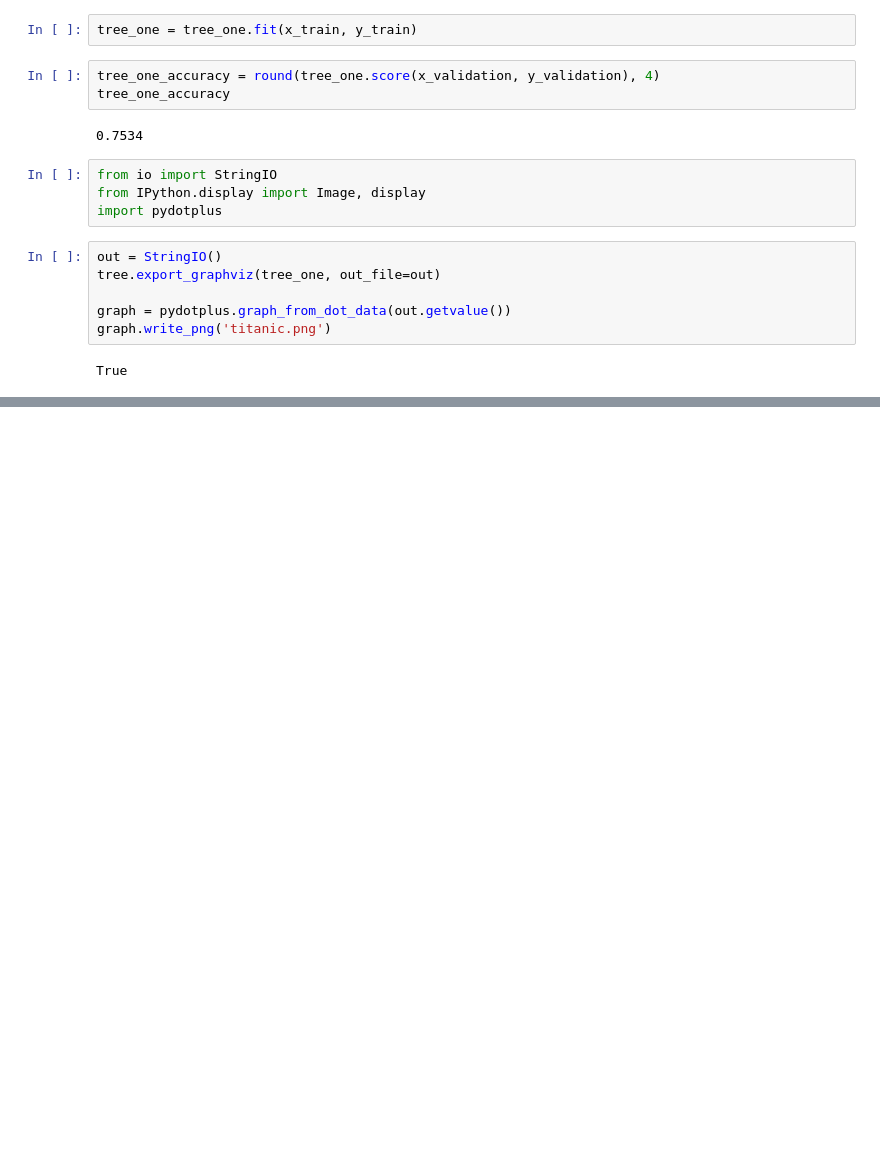
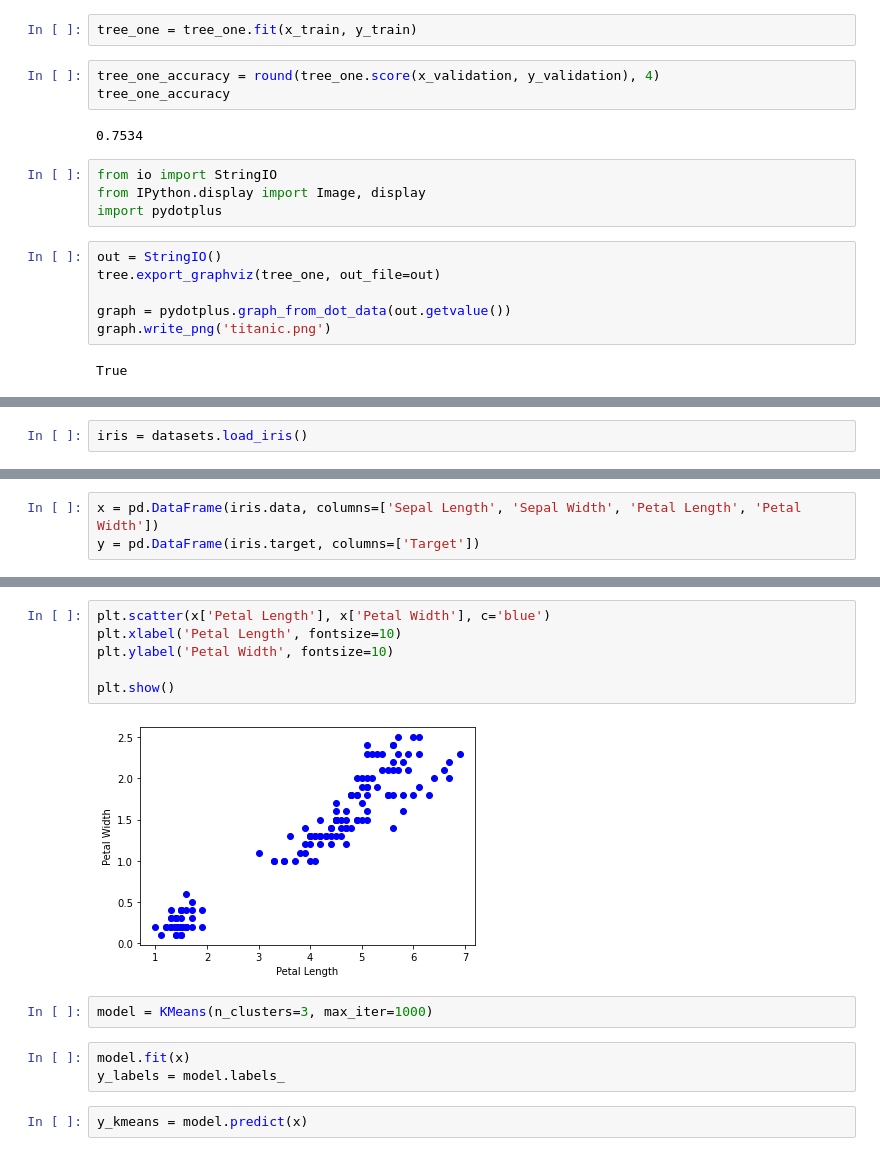
Before and after one commit to ovillegasb/Machine_Learning, a Jupyter notebook: Fundamentos_Machine_Learning.ipynb, the cells around one changed output, grey strips where cells are left out. Cells and saved outputs as stored; diff of their text form; blank space fills up the shorter version.

Commit message:
Practice in Kmeans

```diff
--- a/Fundamentos_Machine_Learning.ipynb
+++ b/Fundamentos_Machine_Learning.ipynb
@@ -403,0 +419,2 @@ True
+# %%
+iris = datasets.load_iris()
@@ -403,0 +431,3 @@ True
+# %%
+x = pd.DataFrame(iris.data, columns=['Sepal Length', 'Sepal Width', 'Petal Length', 'Petal Width'])
+y = pd.DataFrame(iris.target, columns=['Target'])
@@ -403,0 +466,15 @@ True
+# %%
+plt.scatter(x['Petal Length'], x['Petal Width'], c='blue')
+plt.xlabel('Petal Length', fontsize=10)
+plt.ylabel('Petal Width', fontsize=10)
+
+plt.show()
+# %% [output]
+[figure, added]
+# %%
+model = KMeans(n_clusters=3, max_iter=1000)
+# %%
+model.fit(x)
+y_labels = model.labels_
+# %%
+y_kmeans = model.predict(x)
```
Also changed, not shown: parts of 11 cells of this notebook.
